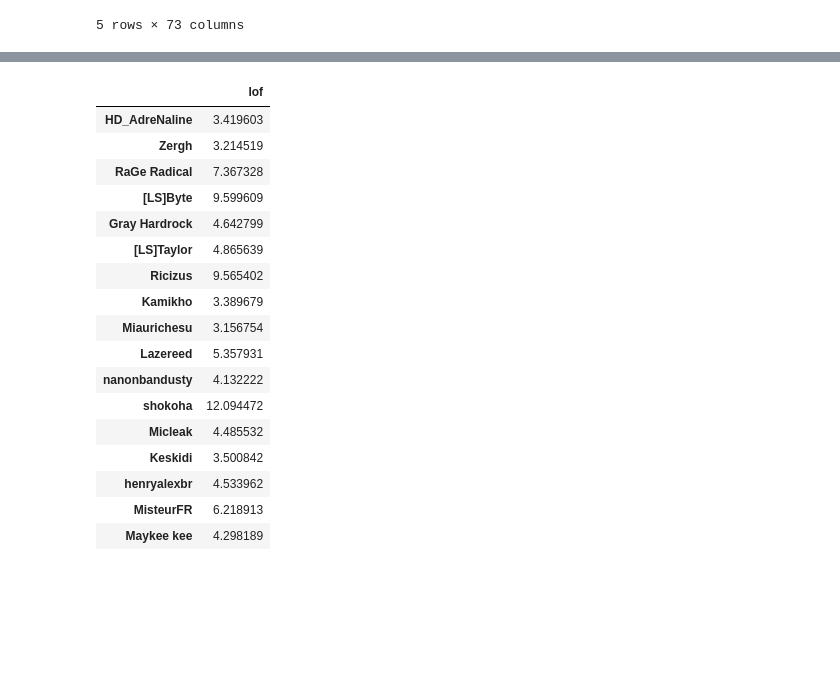
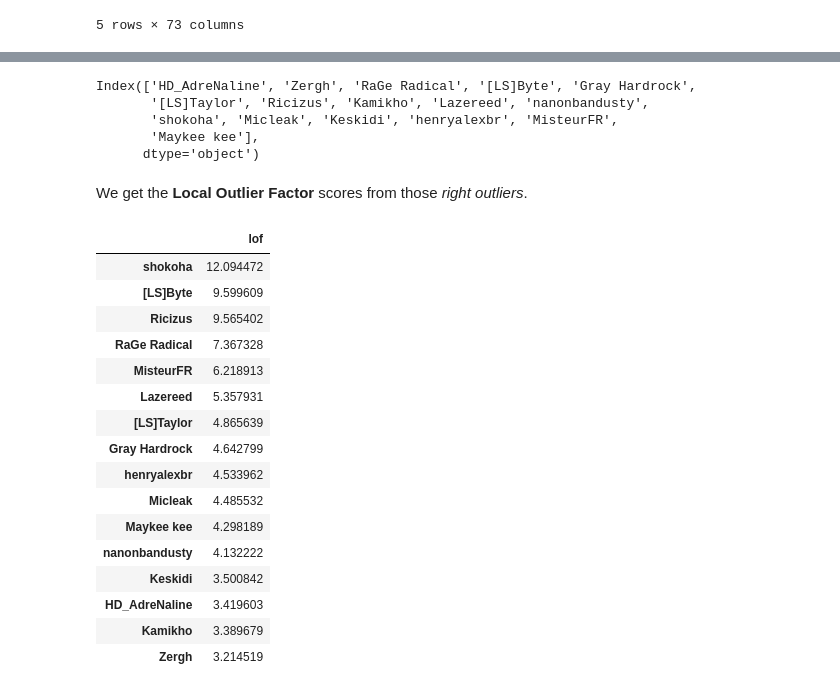
Before and after one commit to 4digitmwc/4dmanalysis, a Jupyter notebook: abusing_lof.ipynb, the cells around one changed output, grey strips where cells are left out. Drawn from its saved outputs; the diff is of its cells as text; code cells hidden in the pictures; blank space fills up the shorter version.

Commit message:
add documentation for PCA and Kmeans

```diff
--- a/abusing_lof.ipynb
+++ b/abusing_lof.ipynb
@@ -214,4 +241,0 @@ from sklearn.decomposition import PCA
-# %%
-imputer = KNNImputer(n_neighbors=2)
-kmeans_twogroups = KMeans(2)
-pca_visualization = PCA(2)
@@ -280,0 +272,4 @@ Index(['HD_AdreNaline', 'Zergh', 'RaGe Radical', '[LS]Byte', 'Gray Hardrock',
+# %%
+imputed_players = imputer.fit_transform(standardized_4dm)
+
+imputed_outliers = imputer.transform(_4dm_outliers)
@@ -280,0 +295,9 @@ Index(['HD_AdreNaline', 'Zergh', 'RaGe Radical', '[LS]Byte', 'Gray Hardrock',
+# %%
+kmeans_twogroups.fit(imputed_outliers)
+
+centroids = kmeans_twogroups.cluster_centers_
+
+pca_kmeans = pca_visualization.transform(centroids)
+
+plt.scatter(*pca_outliers.T)
+plt.scatter(*pca_kmeans.T)
@@ -281,21 +313,36 @@ Index(['HD_AdreNaline', 'Zergh', 'RaGe Radical', '[LS]Byte', 'Gray Hardrock',
+# %%
+kmean_prediction = kmeans_twogroups.predict(imputed_outliers)
+
+right_ol_side = int(kmeans_twogroups.predict(np.ones((1, imputed_outliers.shape[1])) * 10))
+
+right_outliers = list_possible_outliers[kmean_prediction == right_ol_side]
+
+right_outliers
+# %% [output]
+Index(['HD_AdreNaline', 'Zergh', 'RaGe Radical', '[LS]Byte', 'Gray Hardrock',
+       '[LS]Taylor', 'Ricizus', 'Kamikho', 'Lazereed', 'nanonbandusty',
+       'shokoha', 'Micleak', 'Keskidi', 'henryalexbr', 'MisteurFR',
+       'Maykee kee'],
+      dtype='object')
+# %% [markdown]
+We get the **Local Outlier Factor** scores from those *right outliers*.
 # %%
-lof_4dm.loc[right_outliers]
+lof_4dm.loc[right_outliers].sort_values(by='lof', ascending=False)
 # %% [output]
 |  | lof |
+| shokoha | 12.094472 |
+| [LS]Byte | 9.599609 |
+| Ricizus | 9.565402 |
+| RaGe Radical | 7.367328 |
+| MisteurFR | 6.218913 |
+| Lazereed | 5.357931 |
+| [LS]Taylor | 4.865639 |
+| Gray Hardrock | 4.642799 |
+| henryalexbr | 4.533962 |
+| Micleak | 4.485532 |
+| Maykee kee | 4.298189 |
+| nanonbandusty | 4.132222 |
+| Keskidi | 3.500842 |
 | HD_AdreNaline | 3.419603 |
+| Kamikho | 3.389679 |
 | Zergh | 3.214519 |
-| RaGe Radical | 7.367328 |
-| [LS]Byte | 9.599609 |
-| Gray Hardrock | 4.642799 |
-| [LS]Taylor | 4.865639 |
-| Ricizus | 9.565402 |
-| Kamikho | 3.389679 |
-| Miaurichesu | 3.156754 |
-| Lazereed | 5.357931 |
-| nanonbandusty | 4.132222 |
-| shokoha | 12.094472 |
-| Micleak | 4.485532 |
-| Keskidi | 3.500842 |
-| henryalexbr | 4.533962 |
-| MisteurFR | 6.218913 |
-| Maykee kee | 4.298189 |
```
Also changed, not shown: parts of 39 cells of this notebook.
